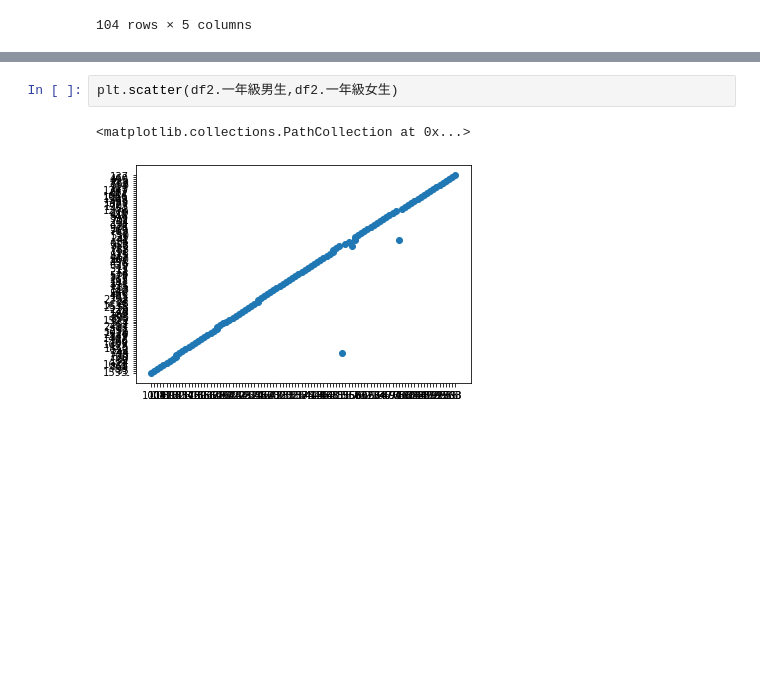
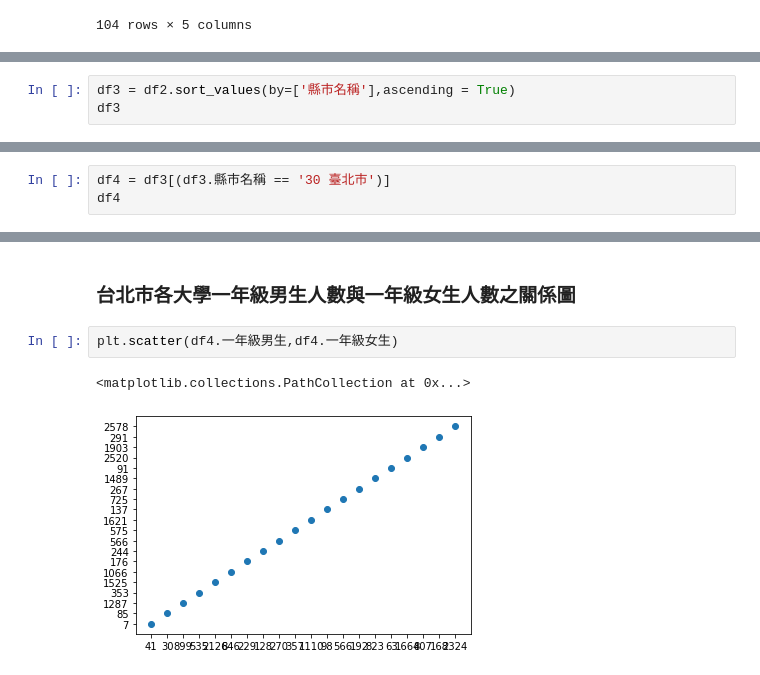
Before and after one commit to yuwang2018/108_NCCU_Python, a Jupyter notebook: 106306014_HW8-2.ipynb, the cells around one changed output, grey strips where cells are left out. Drawn from its saved outputs; the diff is of its cells as text; blank space fills up the shorter version.

```diff
--- a/106306014_HW8-2.ipynb
+++ b/106306014_HW8-2.ipynb
@@ -111,0 +89,3 @@ df2.sort_values(by=['一年級男生','一年級女生'],ascending = False)
+# %%
+df3 = df2.sort_values(by=['縣市名稱'],ascending = True)
+df3
@@ -113,0 +113,3 @@ df2.sort_values(by=['一年級男生','一年級女生'],ascending = False)
+# %%
+df4 = df3[(df3.縣市名稱 == '30 臺北市')]
+df4
@@ -114,5 +134,7 @@ df2.sort_values(by=['一年級男生','一年級女生'],ascending = False)
+# %% [markdown]
+### 台北市各大學一年級男生人數與一年級女生人數之關係圖
 # %%
-plt.scatter(df2.一年級男生,df2.一年級女生)
+plt.scatter(df4.一年級男生,df4.一年級女生)
 # %% [output]
 <matplotlib.collections.PathCollection at 0x...>
-[figure, old version]
+[figure, new version]
```
Also changed, not shown: parts of 7 cells of this notebook.
